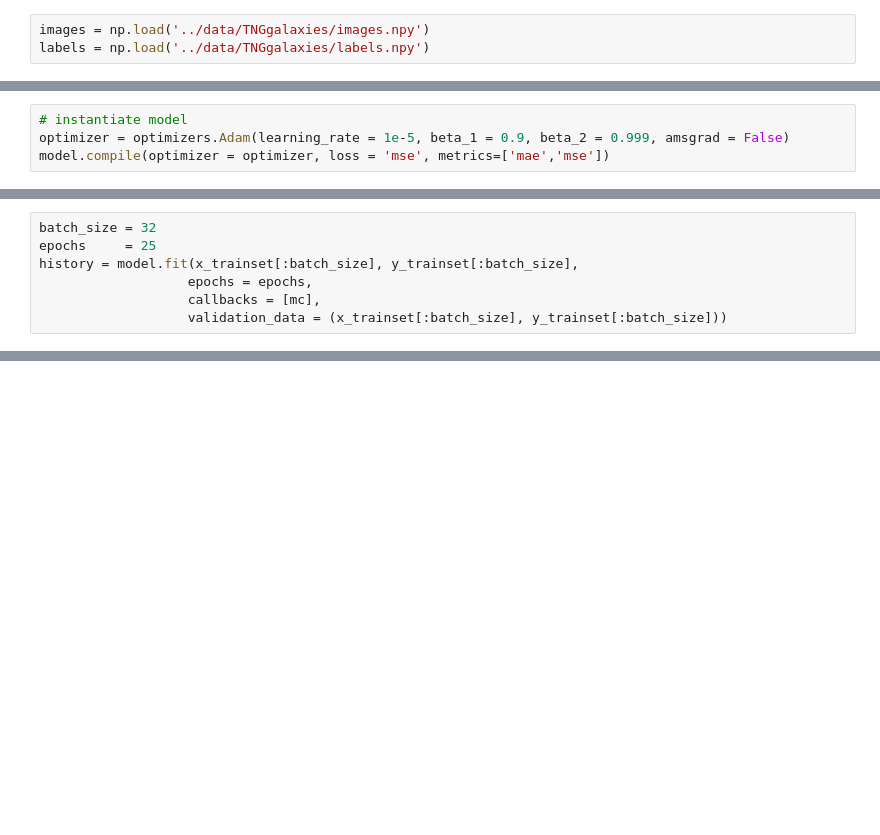
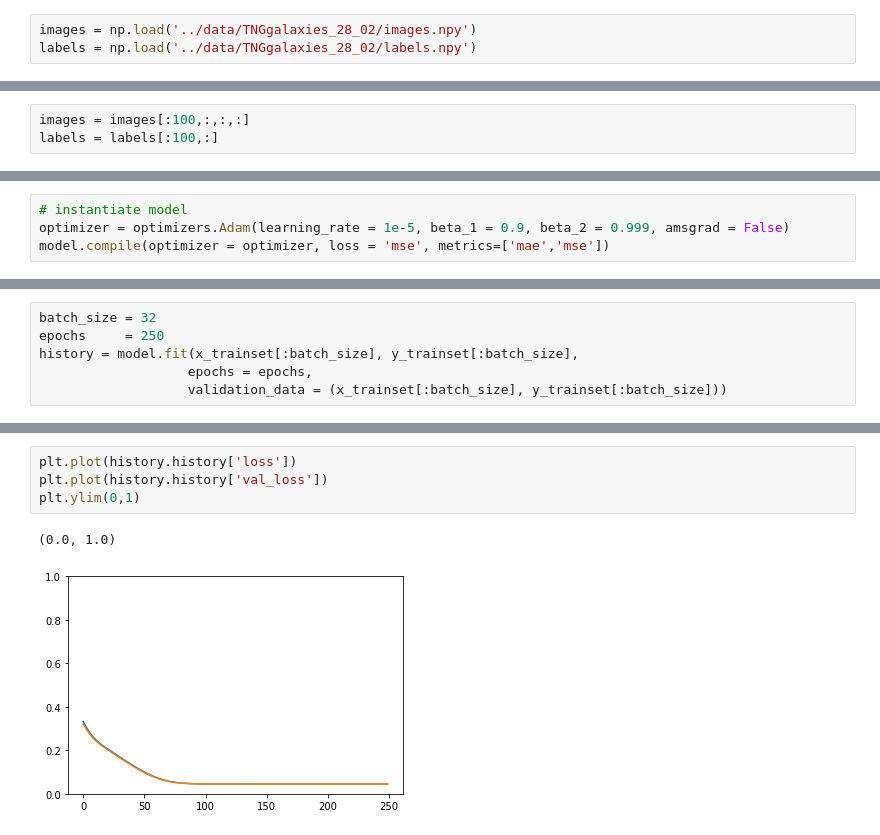
Before and after one commit to Martindelosrios/MaDaMe, a Jupyter notebook: codes/CNNs.ipynb, the cells around one changed output, grey strips where cells are left out. Drawn from its saved outputs; the diff is of its cells as text; blank space fills up the shorter version.

```diff
--- a/codes/CNNs.ipynb
+++ b/codes/CNNs.ipynb
@@ -69,8 +61,8 @@ To enable them in other operations, rebuild TensorFlow with the appropriate comp
 # %% [markdown]
 # Reading data
 # %%
-images = np.load('../data/TNGgalaxies/images.npy')
-labels = np.load('../data/TNGgalaxies/labels.npy')
+images = np.load('../data/TNGgalaxies_28_02/images.npy')
+labels = np.load('../data/TNGgalaxies_28_02/labels.npy')
 # %%
 print(f'There are {len(np.where(np.isnan(images) == True)[0])} nans in images')
 print(f'There are {len(np.where(np.isnan(labels) == True)[0])} nans in labels')
@@ -81,6 +73,9 @@ There are 0 nans in labels
 images = np.nan_to_num(images, nan=0)
 # %%
 images = np.moveaxis(images, 1, -1)
+# %%
+images = images[:100,:,:,:]
+labels = labels[:100,:]
 # %%
 nobs, npix, _, nch = images.shape
 # %%
@@ -216,8 +194,7 @@ model(images[20:21,:,:,:])
 # %%
 batch_size = 32
-epochs     = 25
+epochs     = 250
 history = model.fit(x_trainset[:batch_size], y_trainset[:batch_size],
                    epochs = epochs,
-                   callbacks = [mc],
                    validation_data = (x_trainset[:batch_size], y_trainset[:batch_size]))
 # %% [output]
@@ -240,0 +218,7 @@ Epoch 25: val_loss did not improve from inf
+# %%
+plt.plot(history.history['loss'])
+plt.plot(history.history['val_loss'])
+plt.ylim(0,1)
+# %% [output]
+(0.0, 1.0)
+[figure, added]
```
Also changed, not shown: parts of 22 cells of this notebook.
